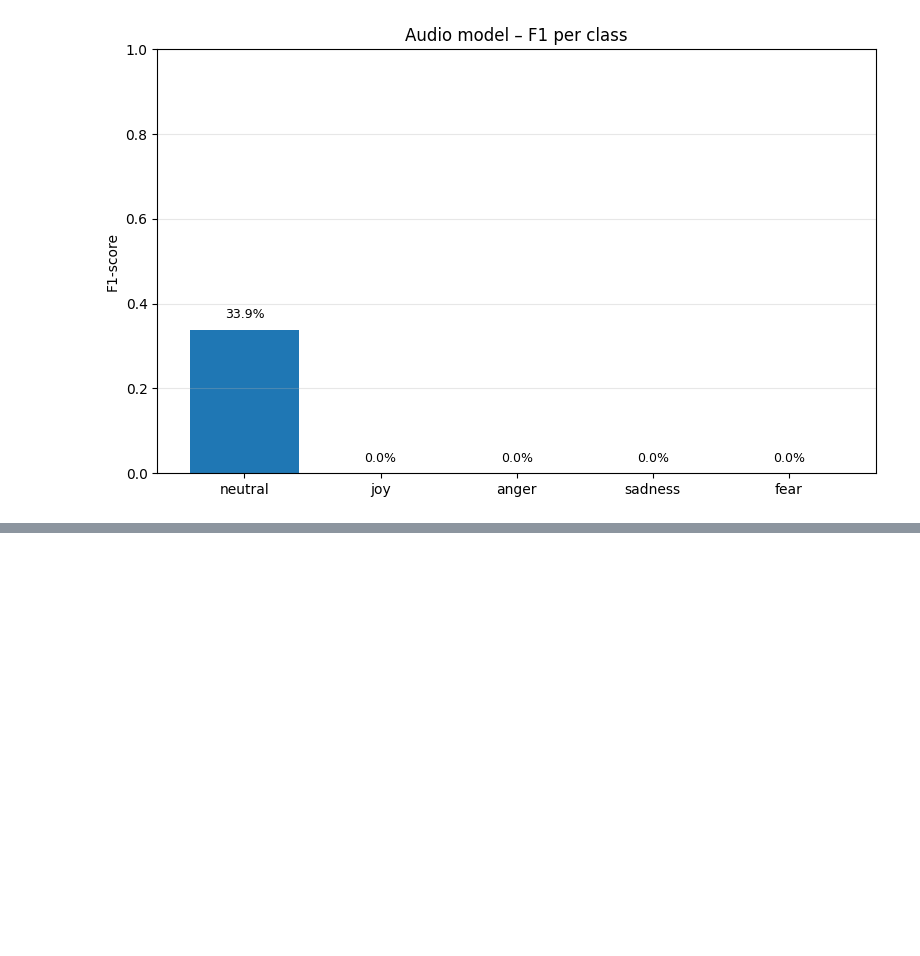
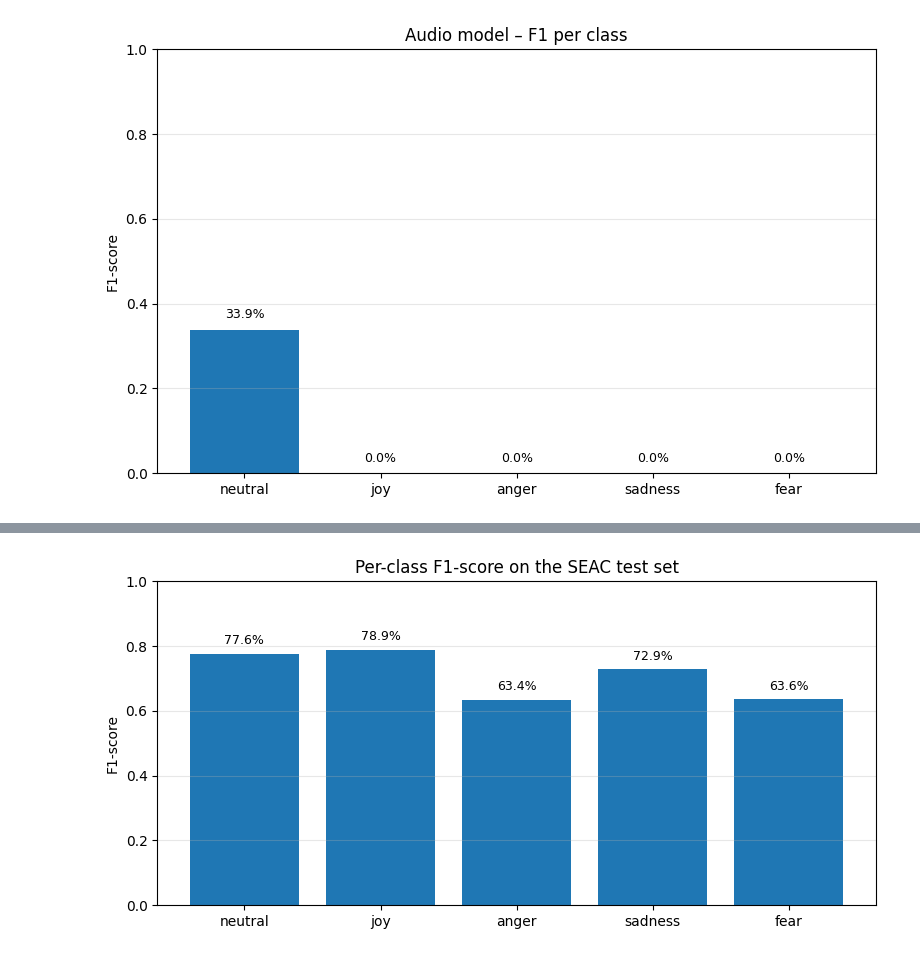
Before and after one commit to PetraMicanovic/multimodal-emotion-recognition, a Jupyter notebook: notebooks/SEAC/01_audio_only_transfer_from_meld.ipynb, the cells around one changed output, grey strips where cells are left out. Cells and saved outputs as stored; diff of their text form; code cells hidden in the pictures; blank space fills up the shorter version.

```diff
--- a/notebooks/SEAC/01_audio_only_transfer_from_meld.ipynb
+++ b/notebooks/SEAC/01_audio_only_transfer_from_meld.ipynb
@@ -585,15 +661,14 @@ def plot_confusion_matrix_with_percentages(
     plt.show()
 # %%
 # Plots per-class F1-scores as a bar chart.
-def plot_per_class_f1(
+def plot_f1_per_class(
     y_true,
     y_pred,
     label_id_to_name,
-    title="Per-class F1-score",
-    figsize=(8, 5),
+    title="F1-score per class",
+    figsize=(8, 4),
     ylim=(0.0, 1.0)
 ):
-
     # same labels as confusion matrix
     labels = sorted(set(y_true) | set(y_pred))
 
@@ -679,0 +783,9 @@ plot_per_class_f1(
+# %%
+plot_f1_per_class(
+    y_true=all_targets,
+    y_pred=all_preds,
+    label_id_to_name=label_id_to_name,
+    title="Per-class F1-score on the SEAC test set"
+)
+# %% [output]
+[figure, added]
```
Also changed, not shown: parts of 16 cells of this notebook.
